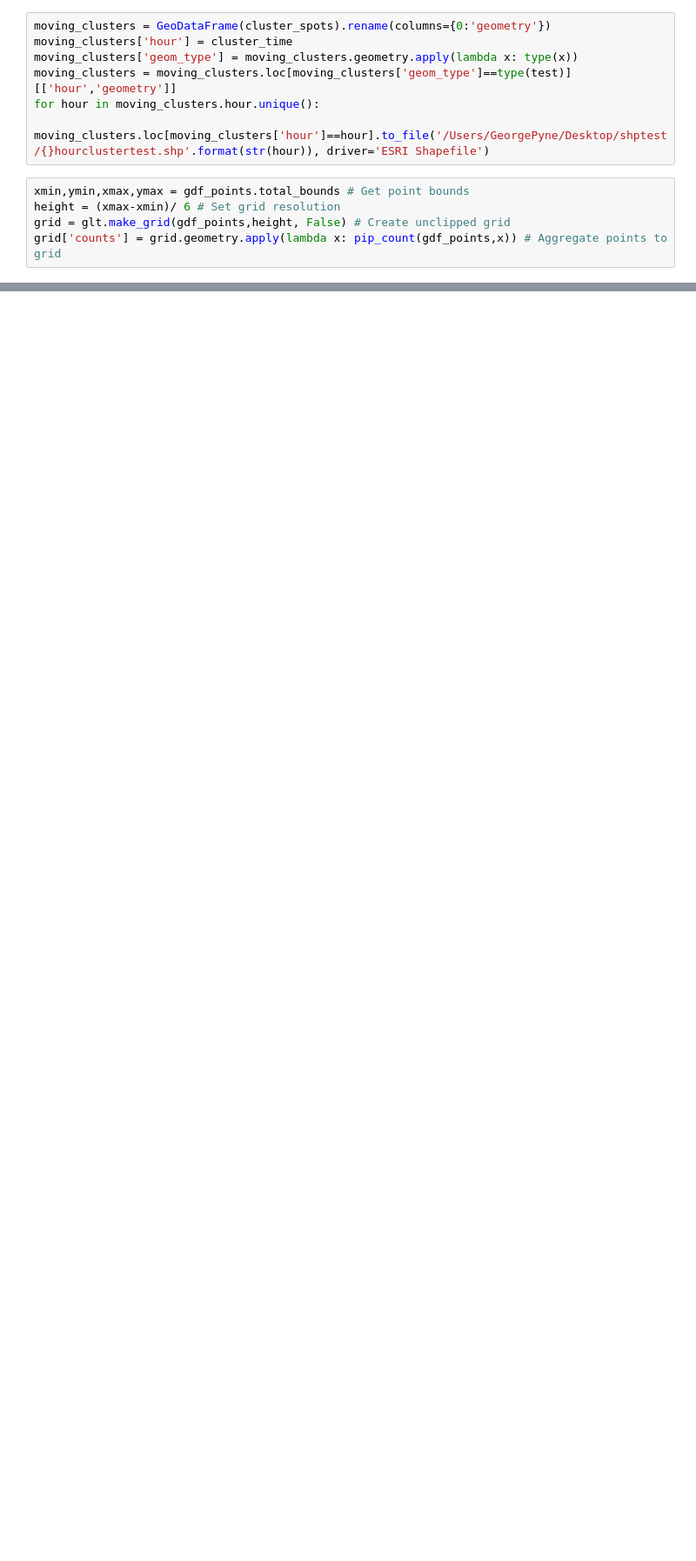
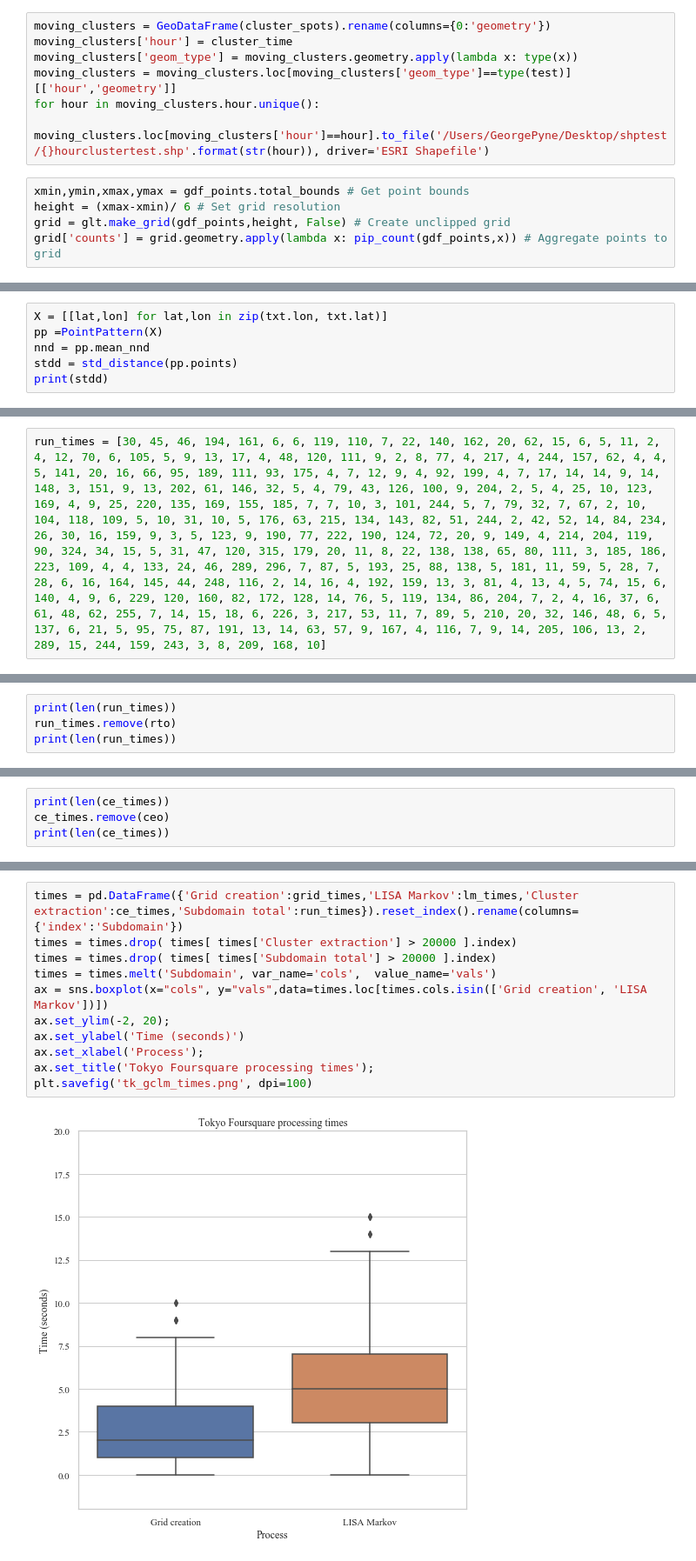
Before and after one commit to georgepyne/CASA0012, a Jupyter notebook: st.ipynb, the cells around one changed output, grey strips where cells are left out. Shown at 87% size. Cells and saved outputs as stored; diff of their text form; blank space fills up the shorter version.

```diff
--- a/st.ipynb
+++ b/st.ipynb
@@ -706,0 +648,6 @@ grid['counts'] = grid.geometry.apply(lambda x: pip_count(gdf_points,x)) # Aggreg
+# %%
+X = [[lat,lon] for lat,lon in zip(txt.lon, txt.lat)]
+pp =PointPattern(X)
+nnd = pp.mean_nnd
+stdd = std_distance(pp.points)
+print(stdd)
@@ -706,0 +840,2 @@ grid['counts'] = grid.geometry.apply(lambda x: pip_count(gdf_points,x)) # Aggreg
+# %%
+run_times = [30, 45, 46, 194, 161, 6, 6, 119, 110, 7, 22, 140, 162, 20, 62, 15, 6, 5, 11, 2, 4, 12, 70, 6, 105, 5, 9, 13, 17, 4, 48, 120, 111, 9, 2, 8, 77, 4, 217, 4, 244, 157, 62, 4, 4, 5, 141, 20, 16, 66, 95, 189, 111, 93, 175, 4, 7, 12, 9, 4, 92, 199, 4, 7, 17, 14, 14, 9, 14, 148, 3, 151, 9, 13, 202, 61, 146, 32, 5, 4, 79, 43, 126, 100, 9, 204, 2, 5, 4, 25, 10, 123, 169, 4, 9, 25, 220, 135, 169, 155, 185, 7, 7, 10, 3, 101, 244, 5, 7, 79, 32, 7, 67, 2, 10, 104, 118, 109, 5, 10, 31, 10, 5, 176, 63, 215, 134, 143, 82, 51, 244, 2, 42, 52, 14, 84, 234, 26, 30, 16, 159, 9, 3, 5, 123, 9, 190, 77, 222, 190, 124, 72, 20, 9, 149, 4, 214, 204, 119, 90, 324, 34, 15, 5, 31, 47, 120, 315, 179, 20, 11, 8, 22, 138, 138, 65, 80, 111, 3, 185, 186, 223, 109, 4, 4, 133, 24, 46, 289, 296, 7, 87, 5, 193, 25, 88, 138, 5, 181, 11, 59, 5, 28, 7, 28, 6, 16, 164, 145, 44, 248, 116, 2, 14, 16, 4, 192, 159, 13, 3, 81, 4, 13, 4, 5, 74, 15, 6, 140, 4, 9, 6, 229, 120, 160, 82, 172, 128, 14, 76, 5, 119, 134, 86, 204, 7, 2, 4, 16, 37, 6, 61, 48, 62, 255, 7, 14, 15, 18, 6, 226, 3, 217, 53, 11, 7, 89, 5, 210, 20, 32, 146, 48, 6, 5, 137, 6, 21, 5, 95, 75, 87, 191, 13, 14, 63, 57, 9, 167, 4, 116, 7, 9, 14, 205, 106, 13, 2, 289, 15, 244, 159, 243, 3, 8, 209, 168, 10]
@@ -706,0 +854,4 @@ grid['counts'] = grid.geometry.apply(lambda x: pip_count(gdf_points,x)) # Aggreg
+# %%
+print(len(run_times))
+run_times.remove(rto)
+print(len(run_times))
@@ -706,0 +861,4 @@ grid['counts'] = grid.geometry.apply(lambda x: pip_count(gdf_points,x)) # Aggreg
+# %%
+print(len(ce_times))
+ce_times.remove(ceo)
+print(len(ce_times))
@@ -706,0 +868,13 @@ grid['counts'] = grid.geometry.apply(lambda x: pip_count(gdf_points,x)) # Aggreg
+# %%
+times = pd.DataFrame({'Grid creation':grid_times,'LISA Markov':lm_times,'Cluster extraction':ce_times,'Subdomain total':run_times}).reset_index().rename(columns={'index':'Subdomain'})
+times = times.drop( times[ times['Cluster extraction'] > 20000 ].index)
+times = times.drop( times[ times['Subdomain total'] > 20000 ].index)
+times = times.melt('Subdomain', var_name='cols',  value_name='vals')
+ax = sns.boxplot(x="cols", y="vals",data=times.loc[times.cols.isin(['Grid creation', 'LISA Markov'])])
+ax.set_ylim(-2, 20);
+ax.set_ylabel('Time (seconds)')
+ax.set_xlabel('Process');
+ax.set_title('Tokyo Foursquare processing times');
+plt.savefig('tk_gclm_times.png', dpi=100)
+# %% [output]
+[figure, added]
```
Also changed, not shown: parts of 140 cells of this notebook, 1 other file.
